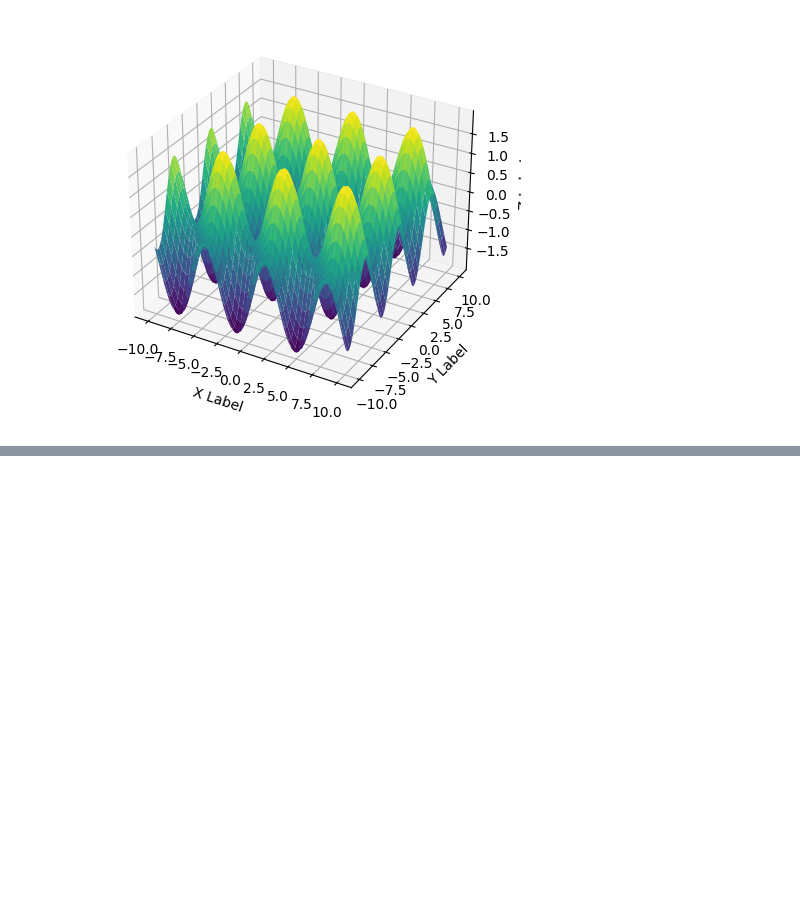
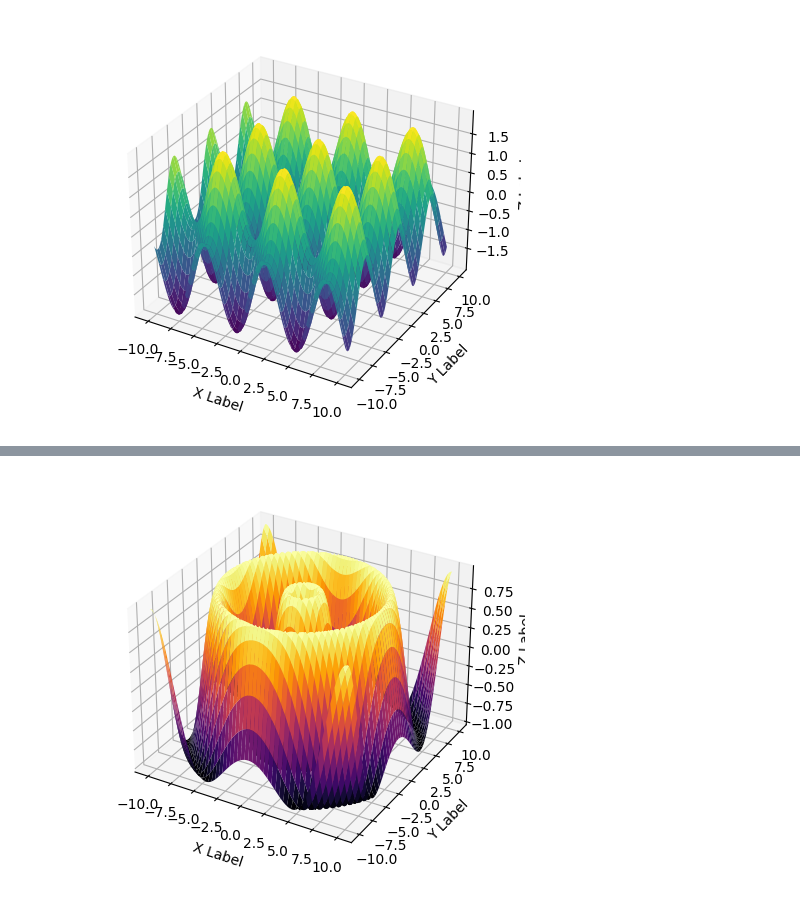
Before and after one commit to wbandabarragan/quantum-mechanics-1, a Jupyter notebook: python-resources/python_for_QM01.ipynb, the cells around one changed output, grey strips where cells are left out. Cells and saved outputs as stored; diff of their text form; code cells hidden in the pictures; blank space fills up the shorter version.

```diff
--- a/python-resources/python_for_QM01.ipynb
+++ b/python-resources/python_for_QM01.ipynb
@@ -124,0 +173,13 @@ plt.show()
+# %%
+# Let's define a python function
+
+def surface_2(x_2d, y_2d):
+  """
+  This is a function to create a 2D surface.
+  Inputs: x_2d, y_2d
+  Outputs: z_2d
+  """
+
+  z_2d = np.sin(np.sqrt(x_2d**2 + y_2d**2))
+
+  return z_2d
@@ -124,0 +194,15 @@ plt.show()
+# %%
+# Plotting
+
+fig = plt.figure(figsize=(6,5))
+ax = fig.add_subplot(111, projection='3d')
+
+ax.plot_surface(x_2d, y_2d, z_2d_example2, cmap = "inferno")
+
+ax.set_xlabel('X Label')
+ax.set_ylabel('Y Label')
+ax.set_zlabel('Z Label')
+
+plt.show()
+# %% [output]
+[figure, added]
```
Also changed, not shown: parts of 15 cells of this notebook.
